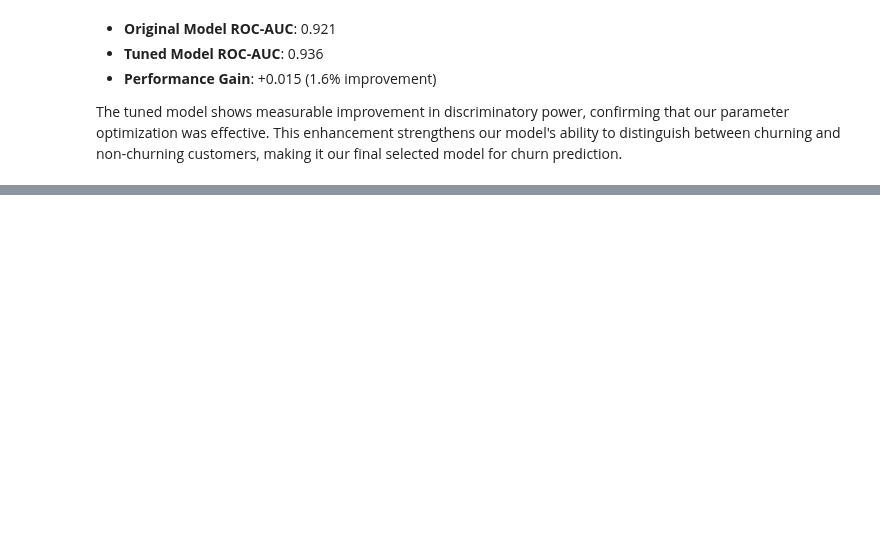
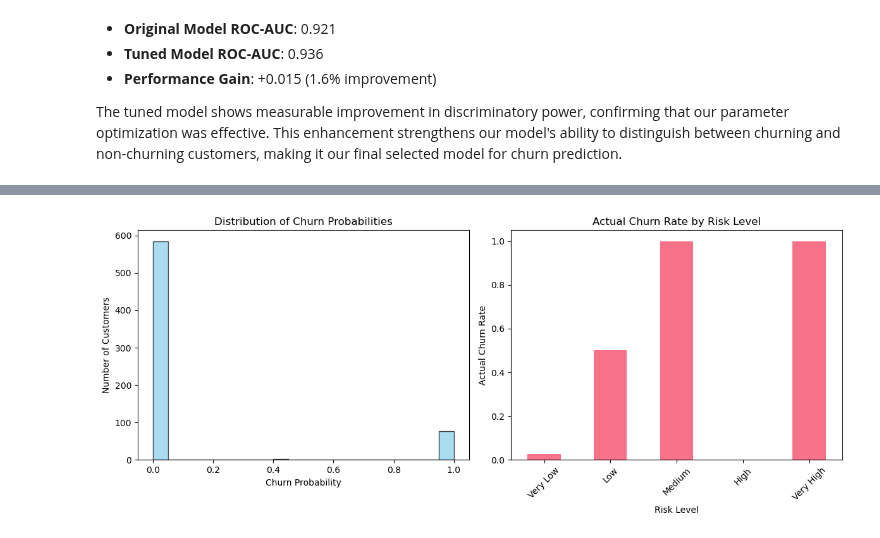
Before and after one commit to Tdoggie/phase-3-project, a Jupyter notebook: index.ipynb, the cells around one changed output, grey strips where cells are left out. Cells and saved outputs as stored; diff of their text form; code cells hidden in the pictures; blank space fills up the shorter version.

```diff
--- a/index.ipynb
+++ b/index.ipynb
@@ -817,0 +869,25 @@ The tuned model shows measurable improvement in discriminatory power, confirming
+# %%
+# Final visualization: Customer risk segmentation using Gradient Boosting
+plt.figure(figsize=(12, 5))
+
+# Risk distribution
+plt.subplot(1, 2, 1)
+plt.hist(final_probabilities, bins=20, alpha=0.7, color='skyblue', edgecolor='black')
+plt.title('Distribution of Churn Probabilities')
+plt.xlabel('Churn Probability')
+plt.ylabel('Number of Customers')
+
+# Risk vs Actual Churn
+plt.subplot(1, 2, 2)
+risk_bins = pd.cut(final_probabilities, bins=5, labels=['Very Low', 'Low', 'Medium', 'High', 'Very High'])
+risk_churn_rate = pd.DataFrame({'risk': risk_bins, 'actual_churn': y_test}).groupby('risk')['actual_churn'].mean()
+risk_churn_rate.plot(kind='bar')
+plt.title('Actual Churn Rate by Risk Level')
+plt.xlabel('Risk Level')
+plt.ylabel('Actual Churn Rate')
+plt.xticks(rotation=45)
+
+plt.tight_layout()
+plt.show()
+# %% [output]
+[figure, added]
```
Also changed, not shown: parts of 8 cells of this notebook.
